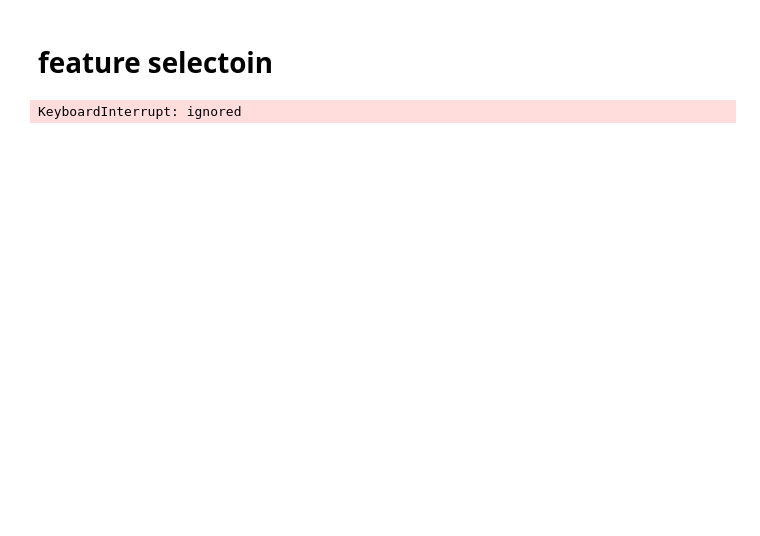
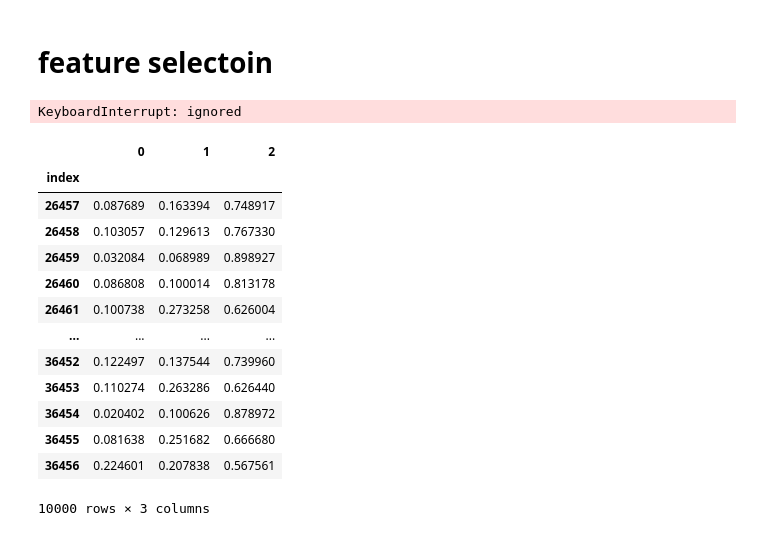
Before and after one commit to O-Kpy/Kaggle, a Jupyter notebook: Dacon_신용_예측_복습.ipynb, the cells around one changed output. Drawn from its saved outputs; the diff is of its cells as text; code cells hidden in the pictures; blank space fills up the shorter version.

```diff
--- a/Dacon_신용_예측_복습.ipynb
+++ b/Dacon_신용_예측_복습.ipynb
@@ -266,6 +266,6 @@ data_agg.columns = data_col
 # %%
 corr_matrix = data_agg.corr()
 upper = corr_matrix.where(np.triu(np.ones(corr_matrix.shape), k=1).astype(np.bool))
-to_drop = [c for c in upper.columns if any(abs(upper[c])>0.90)]
+to_drop = [c for c in upper.columns if any(abs(upper[c])>0.95)]
 print(f'whole:{len(data_agg.columns)},drop:{len(to_drop)}')
 # %% [output]
@@ -360,0 +361,7 @@ whole:289,drop:112
+# %%
+data = data.drop(columns=to_drop)
+# %%
+train_set = data[data['credit'].notnull()].drop(columns = ['index', 'credit'])
+train_labels = data[data['credit'].notnull()]['credit']
+test_set = data[data['credit'].isnull()].drop(columns = ['index', 'credit'])
+print(train_set.shape, train_labels.shape, test_set.shape)
@@ -379,4 +388,20 @@ for fold in range(5):
     submit.iloc[:,1:] += lgb_models[fold].predict_proba(test_set)/5
 # %%
 submit = submit.set_index('index')
+submit
+# %% [output]
+|  | 0 | 1 | 2 |
+| index |  |  |  |
+| 26457 | 0.087689 | 0.163394 | 0.748917 |
+| 26458 | 0.103057 | 0.129613 | 0.767330 |
+| 26459 | 0.032084 | 0.068989 | 0.898927 |
+| 26460 | 0.086808 | 0.100014 | 0.813178 |
+| 26461 | 0.100738 | 0.273258 | 0.626004 |
+| ... | ... | ... | ... |
+| 36452 | 0.122497 | 0.137544 | 0.739960 |
+| 36453 | 0.110274 | 0.263286 | 0.626440 |
+| 36454 | 0.020402 | 0.100626 | 0.878972 |
+| 36455 | 0.081638 | 0.251682 | 0.666680 |
+| 36456 | 0.224601 | 0.207838 | 0.567561 |
+10000 rows × 3 columns
 # %%
```
Also changed, not shown: parts of 13 cells of this notebook.
